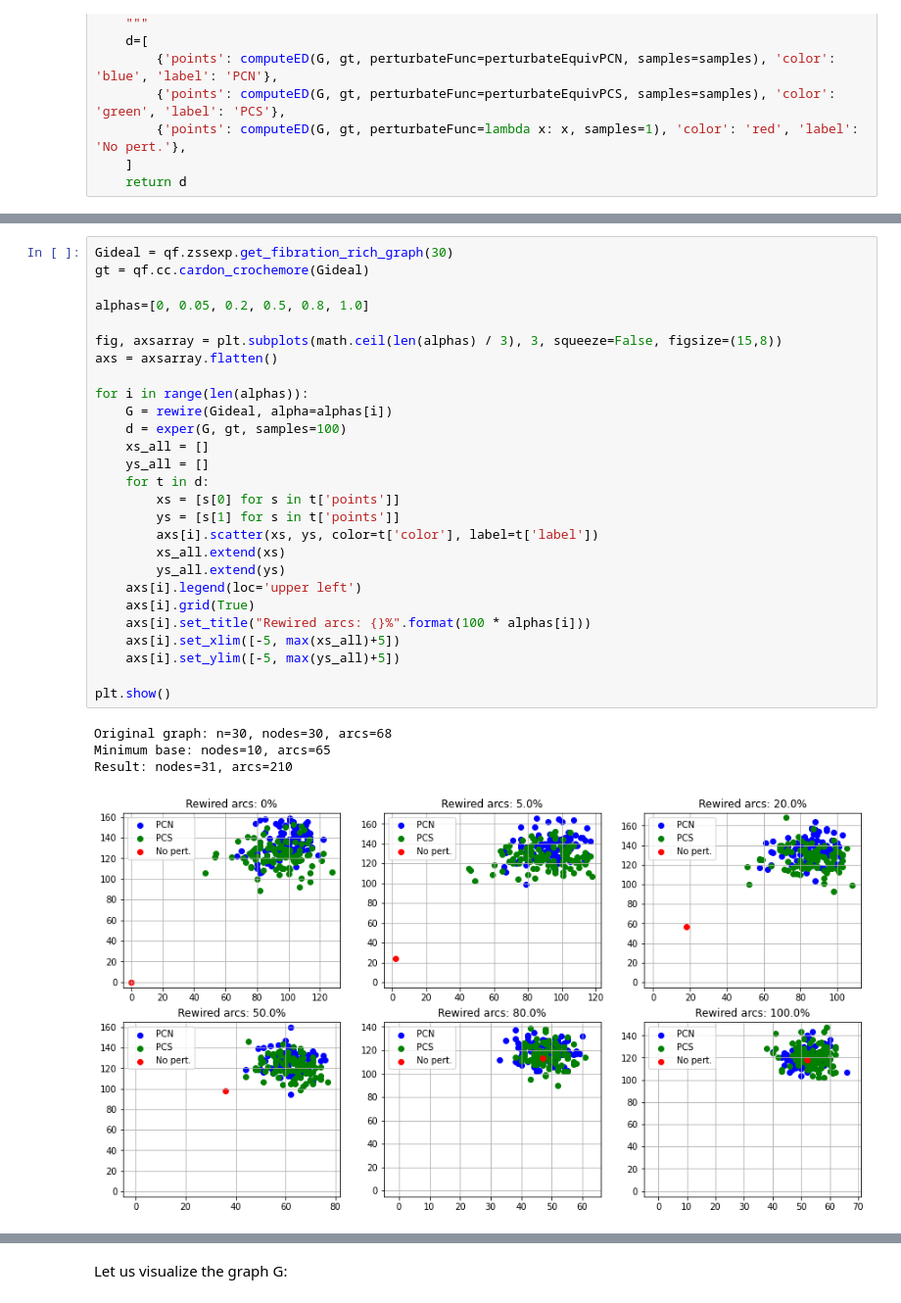
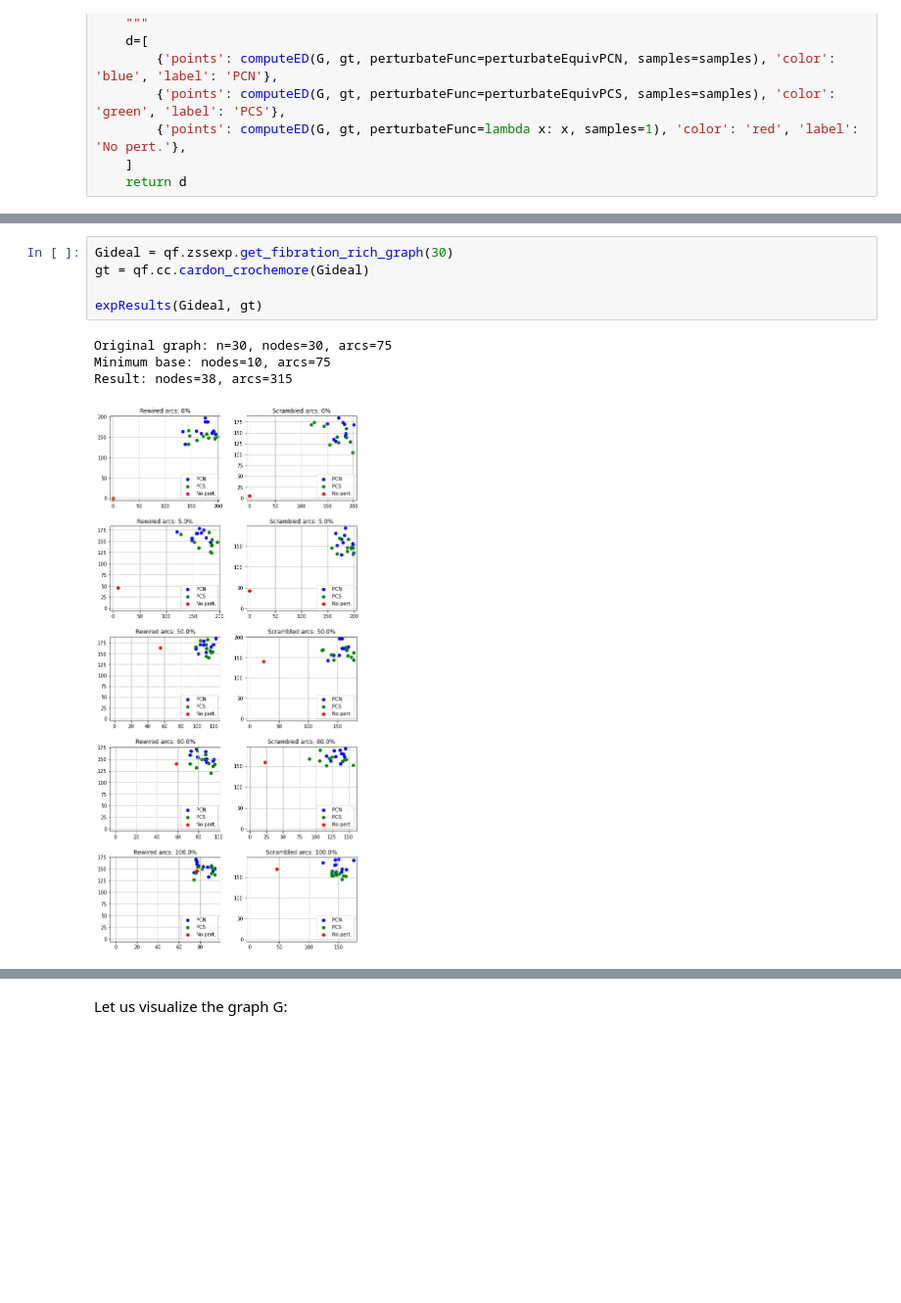
Before and after one commit to boldip/qf, a Jupyter notebook: src/evol-exp.ipynb, the cells around one changed output, grey strips where cells are left out. Shown at 98% size. Saved outputs shown, nothing was run; the diff lists cells and outputs as text; blank space fills up the shorter version.

Commit message:
Now figures are parametric

```diff
--- a/src/evol-exp.ipynb
+++ b/src/evol-exp.ipynb
@@ -97,35 +130,13 @@ def exper(G, gt, samples=10):
 # %%
 Gideal = qf.zssexp.get_fibration_rich_graph(30)
 gt = qf.cc.cardon_crochemore(Gideal)
 
-alphas=[0, 0.05, 0.2, 0.5, 0.8, 1.0]
-
-fig, axsarray = plt.subplots(math.ceil(len(alphas) / 3), 3, squeeze=False, figsize=(15,8))
-axs = axsarray.flatten()
-
-for i in range(len(alphas)):
-    G = rewire(Gideal, alpha=alphas[i])
-    d = exper(G, gt, samples=100)
-    xs_all = []
-    ys_all = []
-    for t in d:
-        xs = [s[0] for s in t['points']]
-        ys = [s[1] for s in t['points']]
-        axs[i].scatter(xs, ys, color=t['color'], label=t['label'])
-        xs_all.extend(xs)
-        ys_all.extend(ys)
-    axs[i].legend(loc='upper left')
-    axs[i].grid(True)
-    axs[i].set_title("Rewired arcs: {}%".format(100 * alphas[i]))
-    axs[i].set_xlim([-5, max(xs_all)+5])
-    axs[i].set_ylim([-5, max(ys_all)+5])
-
-plt.show()
+expResults(Gideal, gt)
 # %% [output]
-Original graph: n=30, nodes=30, arcs=68
-Minimum base: nodes=10, arcs=65
-Result: nodes=31, arcs=210
+Original graph: n=30, nodes=30, arcs=75
+Minimum base: nodes=10, arcs=75
+Result: nodes=38, arcs=315
-[figure, old version]
+[figure, new version]
 # %%
 Gideal = qf.util.read_graph("../../Datasets/Shortcuts/backward-graph.tsv", coordinates=qf.util.read_coordinates("../../Datasets/Shortcuts/backward-coordinates.txt"))
 gt = qf.util.read_label("../../Datasets/Shortcuts/backward-ground-truth.tsv")
```
Also changed, not shown: parts of 8 cells of this notebook.
